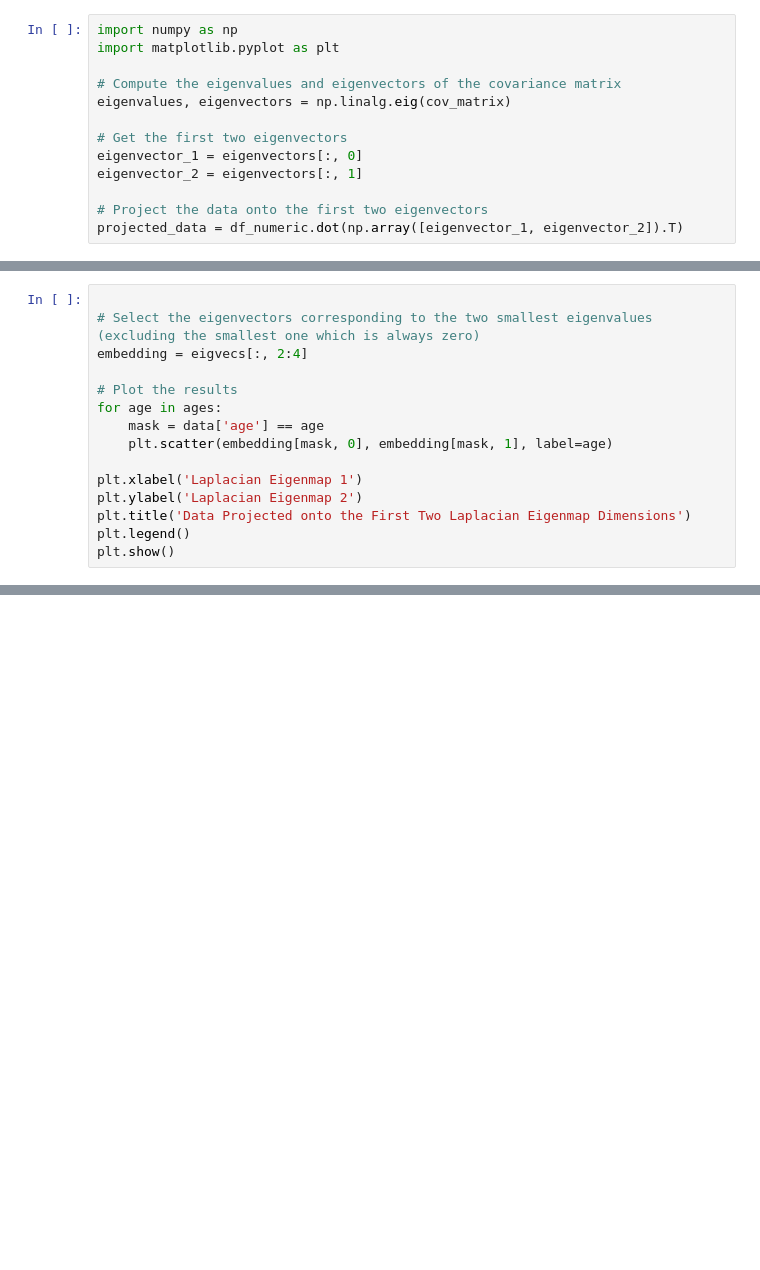
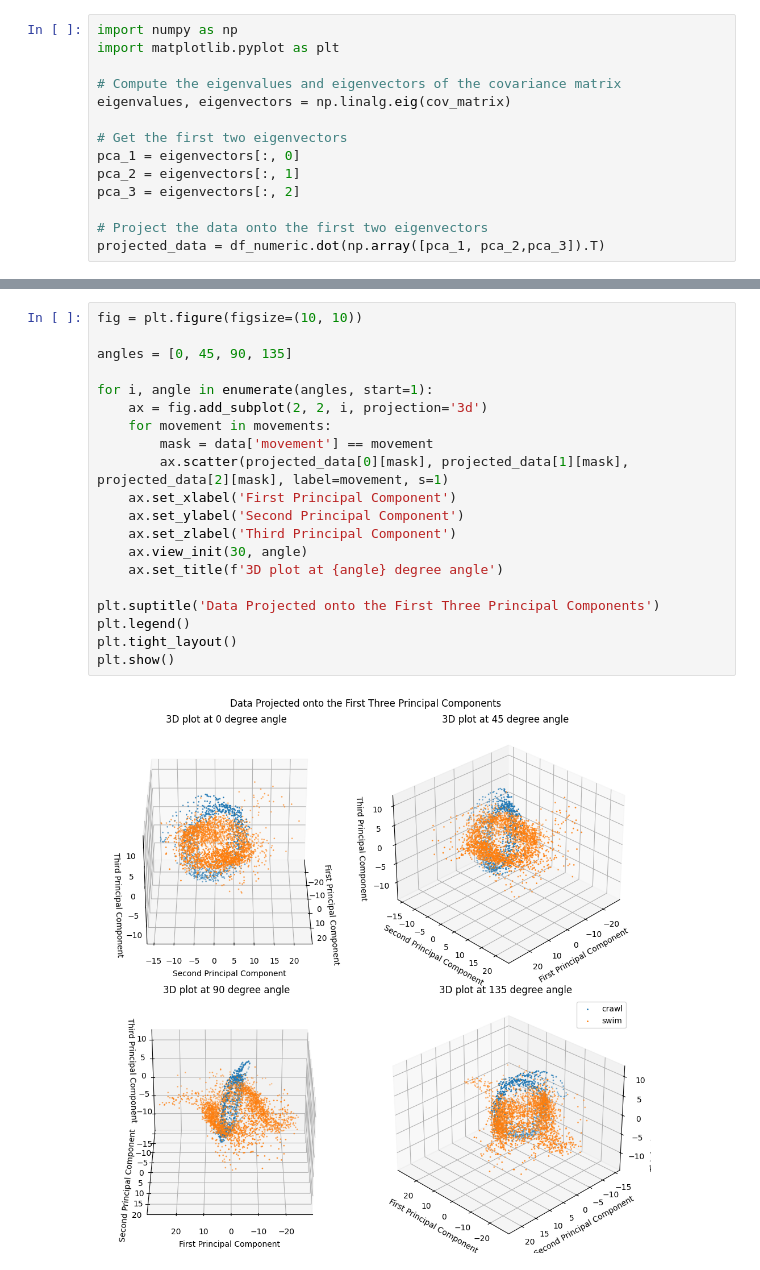
Before and after one commit to Beniasoff/Models, a Jupyter notebook: Final.ipynb, the cells around one changed output, grey strips where cells are left out. Saved outputs shown, nothing was run; the diff lists cells and outputs as text; blank space fills up the shorter version.

```diff
--- a/Final.ipynb
+++ b/Final.ipynb
@@ -34,8 +35,9 @@ import matplotlib.pyplot as plt
 eigenvalues, eigenvectors = np.linalg.eig(cov_matrix)
 
 # Get the first two eigenvectors
-eigenvector_1 = eigenvectors[:, 0]
-eigenvector_2 = eigenvectors[:, 1]
+pca_1 = eigenvectors[:, 0]
+pca_2 = eigenvectors[:, 1]
+pca_3 = eigenvectors[:, 2]
 
 # Project the data onto the first two eigenvectors
-projected_data = df_numeric.dot(np.array([eigenvector_1, eigenvector_2]).T)
+projected_data = df_numeric.dot(np.array([pca_1, pca_2,pca_3]).T)
@@ -128,15 +43,0 @@ eigvals, eigvecs = eigh(L)
-# %%
-
-# Select the eigenvectors corresponding to the two smallest eigenvalues (excluding the smallest one which is always zero)
-embedding = eigvecs[:, 2:4]
-
-# Plot the results
-for age in ages:
-    mask = data['age'] == age
-    plt.scatter(embedding[mask, 0], embedding[mask, 1], label=age)
-
-plt.xlabel('Laplacian Eigenmap 1')
-plt.ylabel('Laplacian Eigenmap 2')
-plt.title('Data Projected onto the First Two Laplacian Eigenmap Dimensions')
-plt.legend()
-plt.show()
@@ -144,0 +44,22 @@ plt.show()
+# %%
+fig = plt.figure(figsize=(10, 10))
+
+angles = [0, 45, 90, 135]
+
+for i, angle in enumerate(angles, start=1):
+    ax = fig.add_subplot(2, 2, i, projection='3d')
+    for movement in movements:
+        mask = data['movement'] == movement
+        ax.scatter(projected_data[0][mask], projected_data[1][mask], projected_data[2][mask], label=movement, s=1)
+    ax.set_xlabel('First Principal Component')
+    ax.set_ylabel('Second Principal Component')
+    ax.set_zlabel('Third Principal Component')
+    ax.view_init(30, angle)
+    ax.set_title(f'3D plot at {angle} degree angle')
+
+plt.suptitle('Data Projected onto the First Three Principal Components')
+plt.legend()
+plt.tight_layout()
+plt.show()
+# %% [output]
+[figure, added]
```
Also changed, not shown: parts of 31 cells of this notebook, 1 other file.
